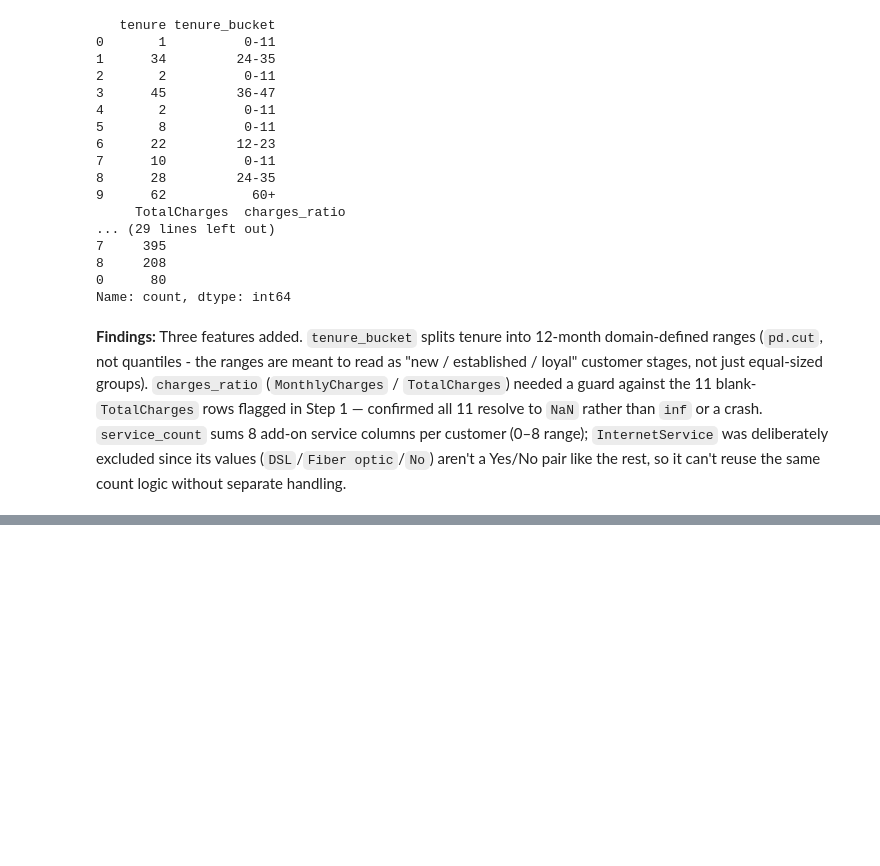
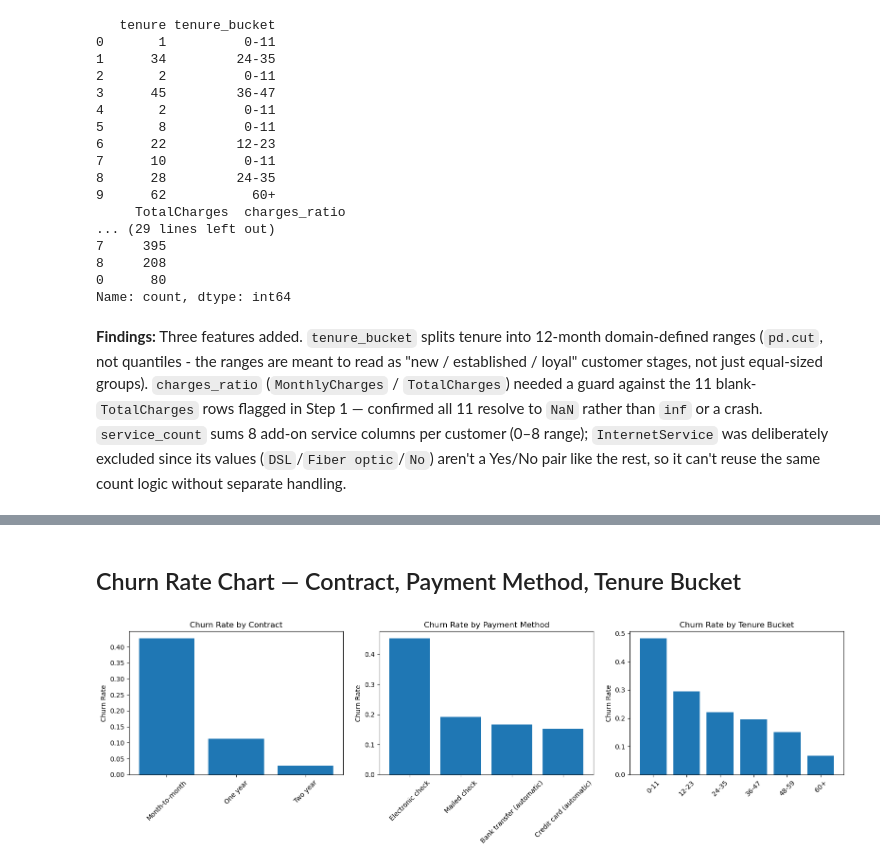
Before and after one commit to ashandx/telco-churn-classification, a Jupyter notebook: notebooks/pipeline.ipynb, the cells around one changed output, grey strips where cells are left out. Drawn from its saved outputs; the diff is of its cells as text; code cells hidden in the pictures; blank space fills up the shorter version.

Commit message:
feat: add churn breakdown EDA by contract, payment method, and tenur

```diff
--- a/notebooks/pipeline.ipynb
+++ b/notebooks/pipeline.ipynb
@@ -102,0 +107,15 @@ Name: count, dtype: int64
+# %%
+def churn_rate_by(df: pd.DataFrame, column: str) -> pd.Series:
+    return (
+        df.groupby(column, observed=True)['Churn']
+        .apply(lambda x: (x == 'Yes').mean())
+        .sort_values(ascending=False)
+    )
+
+print(churn_rate_by(df, 'Contract'))
+print()
+print(churn_rate_by(df, 'PaymentMethod'))
+print()
+print(churn_rate_by(df, 'tenure_bucket'))
+
+pd.crosstab(df['Contract'], df['tenure_bucket'], normalize='index').round(3)
@@ -102,0 +145,21 @@ Name: count, dtype: int64
+# %% [markdown]
+## Churn Rate Chart — Contract, Payment Method, Tenure Bucket
+# %%
+import matplotlib.pyplot as plt
+
+fig, axs = plt.subplots(1, 3, figsize=(16, 5))
+
+columns = ['Contract', 'PaymentMethod', 'tenure_bucket']
+titles = ['Churn Rate by Contract', 'Churn Rate by Payment Method', 'Churn Rate by Tenure Bucket']
+
+for ax, column, title in zip(axs, columns, titles):
+    rates = churn_rate_by(df, column)
+    ax.bar(rates.index, rates.values)
+    ax.set_title(title)
+    ax.set_ylabel('Churn Rate')
+    ax.tick_params(axis='x', rotation=45)
+
+plt.tight_layout()
+plt.show()
+# %% [output]
+[figure, added]
```
Also changed, not shown: parts of 3 cells of this notebook.
